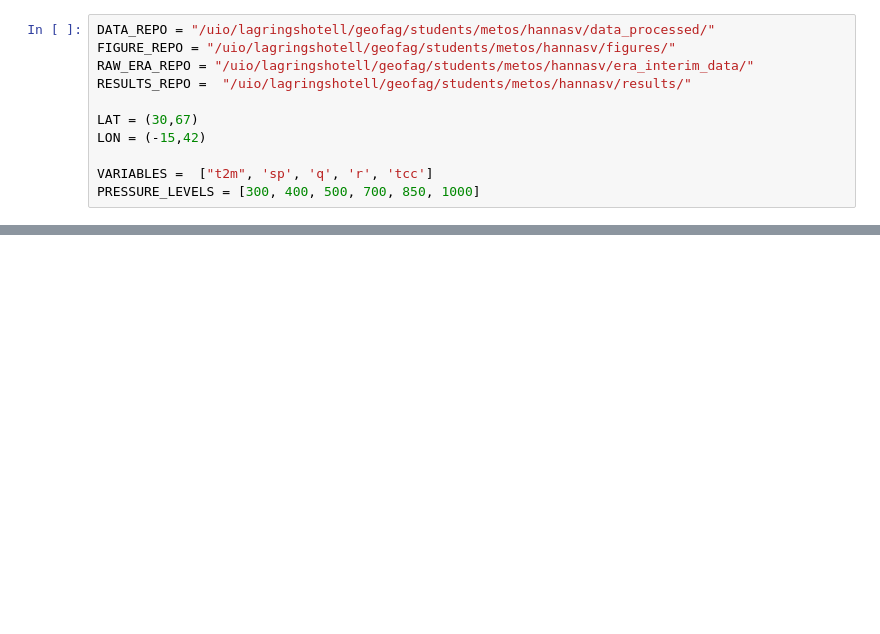
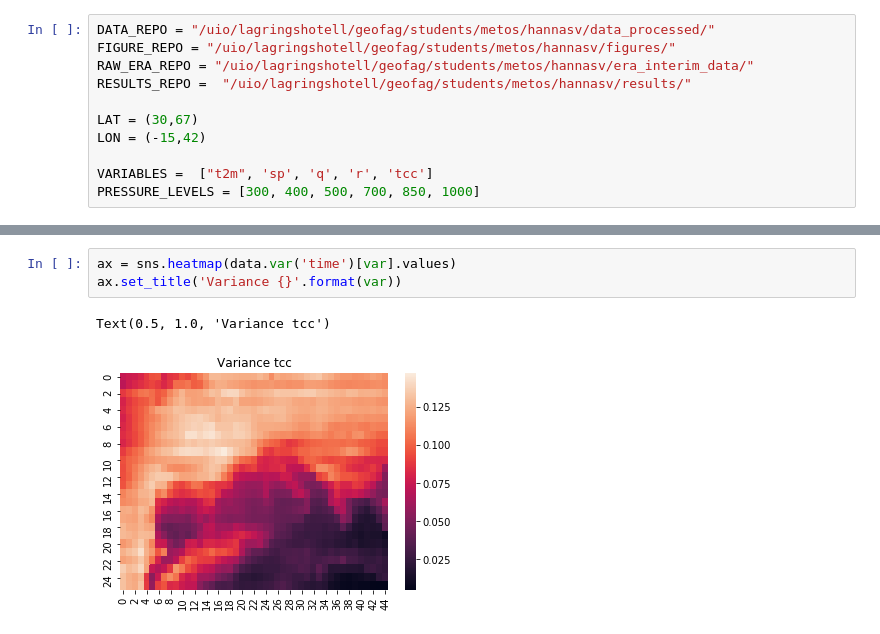
Before and after one commit to hannasv/ms, a Jupyter notebook: notebooks/ReadingEraInterim.ipynb, the cells around one changed output, grey strips where cells are left out. Saved outputs shown, nothing was run; the diff lists cells and outputs as text; blank space fills up the shorter version.

```diff
--- a/notebooks/ReadingEraInterim.ipynb
+++ b/notebooks/ReadingEraInterim.ipynb
@@ -104,0 +45,6 @@ SyntaxError: invalid syntax (<ipython-input-4-e43700fe0739>, line 1)
+# %%
+ax = sns.heatmap(data.var('time')[var].values)
+ax.set_title('Variance {}'.format(var))
+# %% [output]
+Text(0.5, 1.0, 'Variance tcc')
+[figure, added]
```
Also changed, not shown: parts of 24 cells of this notebook.
